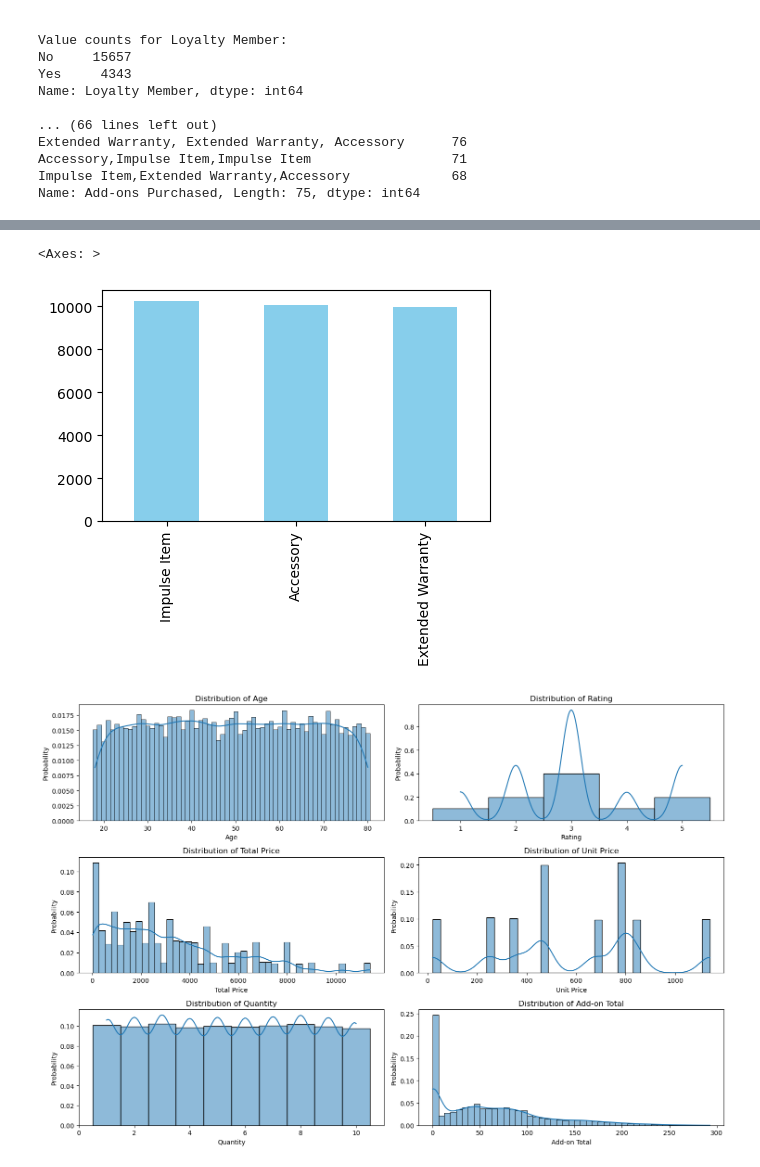
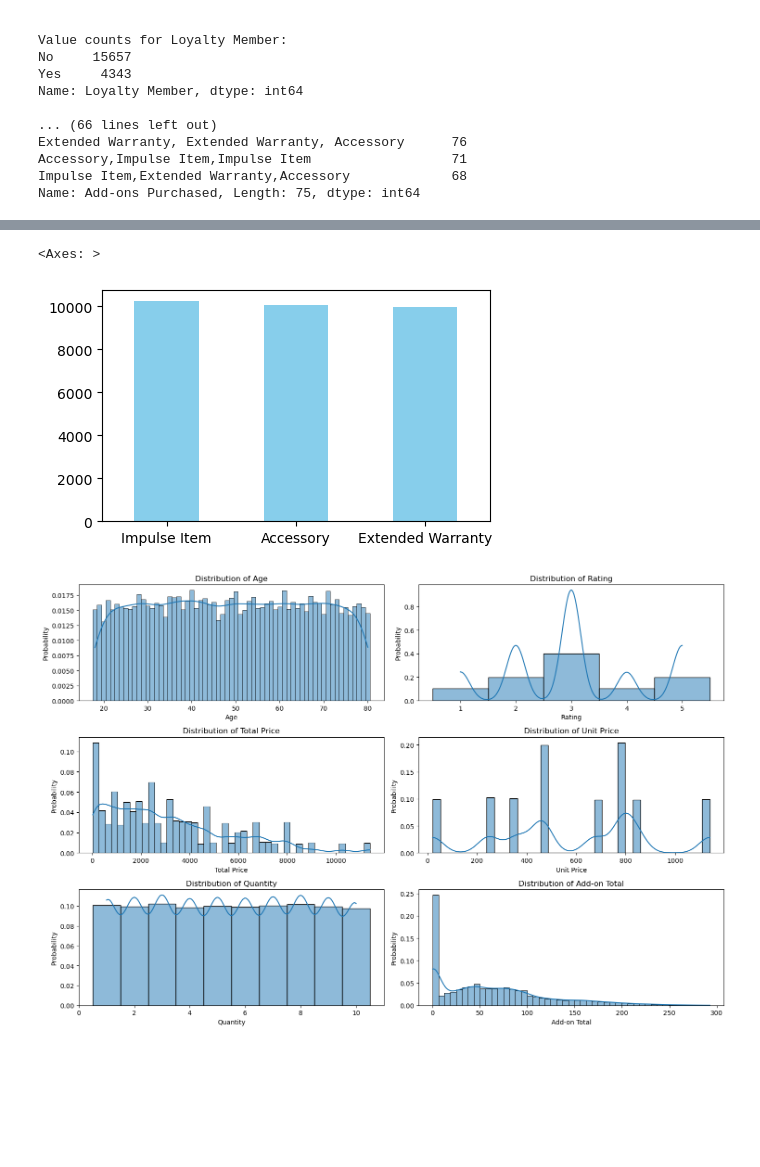
Before and after one commit to LtnLinh/CSC17104-Programming-for-Data-Science, a Jupyter notebook: Notebook.ipynb, the cells around one changed output, grey strips where cells are left out. Saved outputs shown, nothing was run; the diff lists cells and outputs as text; code cells hidden in the pictures; blank space fills up the shorter version.

```diff
--- a/Notebook.ipynb
+++ b/Notebook.ipynb
@@ -167,10 +170,10 @@ for col in sales_df.select_dtypes(include=['object']).columns:
 # %%
 # Frequncy of Add-ons Purchased
 addons = sales_df['Add-ons Purchased'].str.split(',').explode().str.strip().value_counts()
-addons.plot(kind='bar', figsize=(5, 3), color='skyblue')
+addons.plot(kind='bar', figsize=(5, 3), color='skyblue', rot=0)
 # %% [output]
 <Axes: >
-[figure, old version]
+[figure, new version]
 # %%
 # Thiết lập style cho đồ thị
 fig, axes = plt.subplots(3, 2, figsize=(15, 10))
```
Also changed, not shown: parts of 5 cells of this notebook.
